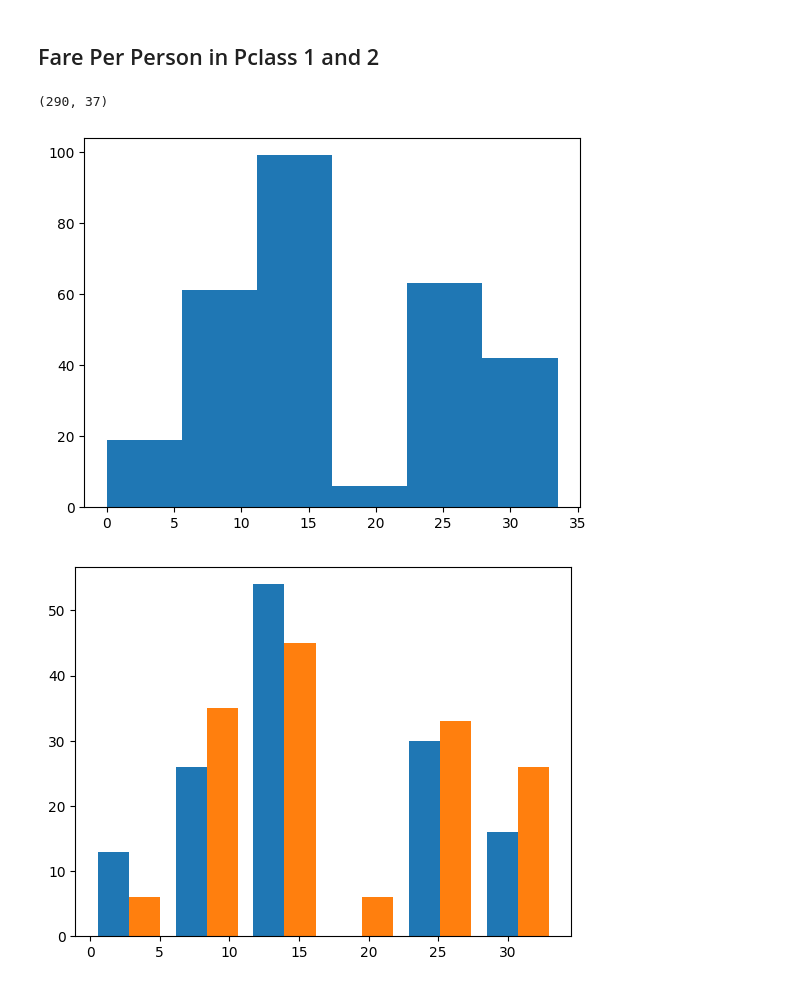
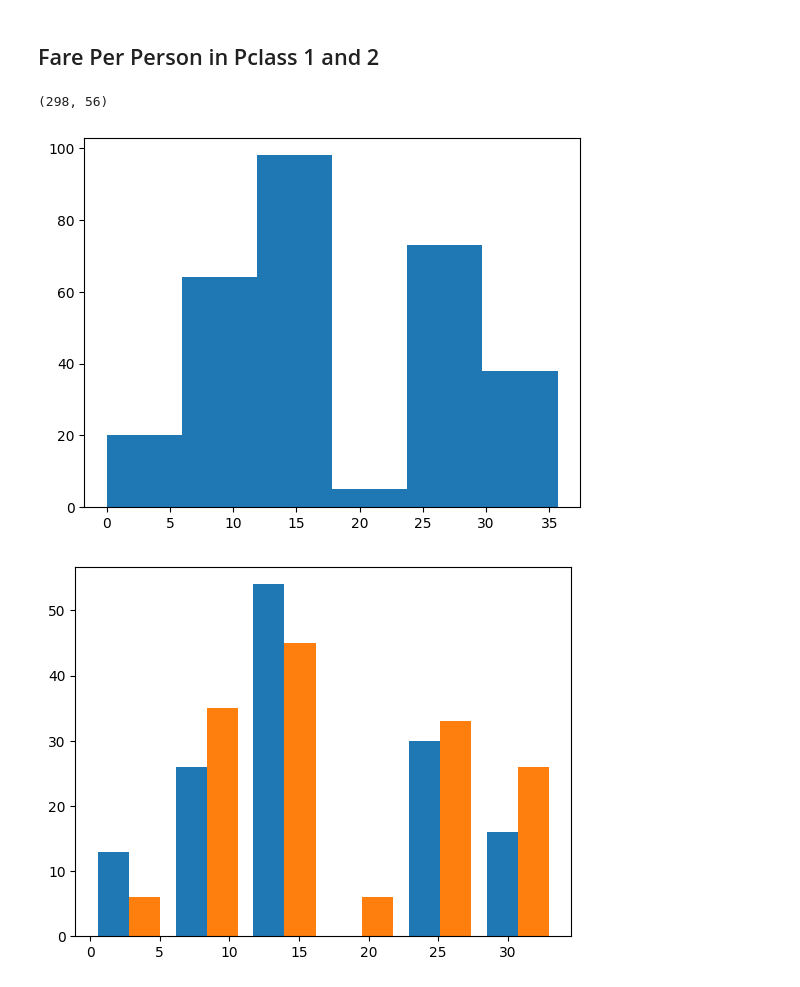
Before and after one commit to jmartenstein/titanic-ml, a Jupyter notebook: src/nb07_socioeconomic.ipynb, the cells around one changed output. Cells and saved outputs as stored; diff of their text form; code cells hidden in the pictures.

```diff
--- a/src/nb07_socioeconomic.ipynb
+++ b/src/nb07_socioeconomic.ipynb
@@ -128,16 +128,16 @@ df_fpp_sub[[ "Name", "Survived", "Age", "Sex", "FarePerPerson", "FppRobust", "Gr
 # %% [markdown]
 ## Fare Per Person in Pclass 1 and 2
 # %%
-df_pclass_sub = df_[ (df_[ "Pclass" ] < 3) & (df_[ "FppRobust" ] < 1.5 ) ]
+df_pclass_sub = df_[ (df_[ "Pclass" ] < 3) & (df_[ "FarePerPerson" ] < 36 ) ]
 print(df_pclass_sub.shape)
 
 num_bins=6
 
 plt.hist(df_pclass_sub[[ "FarePerPerson" ]], bins=num_bins)
 plt.show()
 # %% [output]
-(290, 37)
+(298, 56)
-[figure, old version]
+[figure, new version]
 # %%
 df_surv = df_pclass_sub[ df_pclass_sub[ y_colname ] == 0 ].pivot(columns=y_colname, values='FarePerPerson')
 df_nsrv = df_pclass_sub[ df_pclass_sub[ y_colname ] == 1 ].pivot(columns=y_colname, values='FarePerPerson')
```
Also changed, not shown: parts of 8 cells of this notebook.
